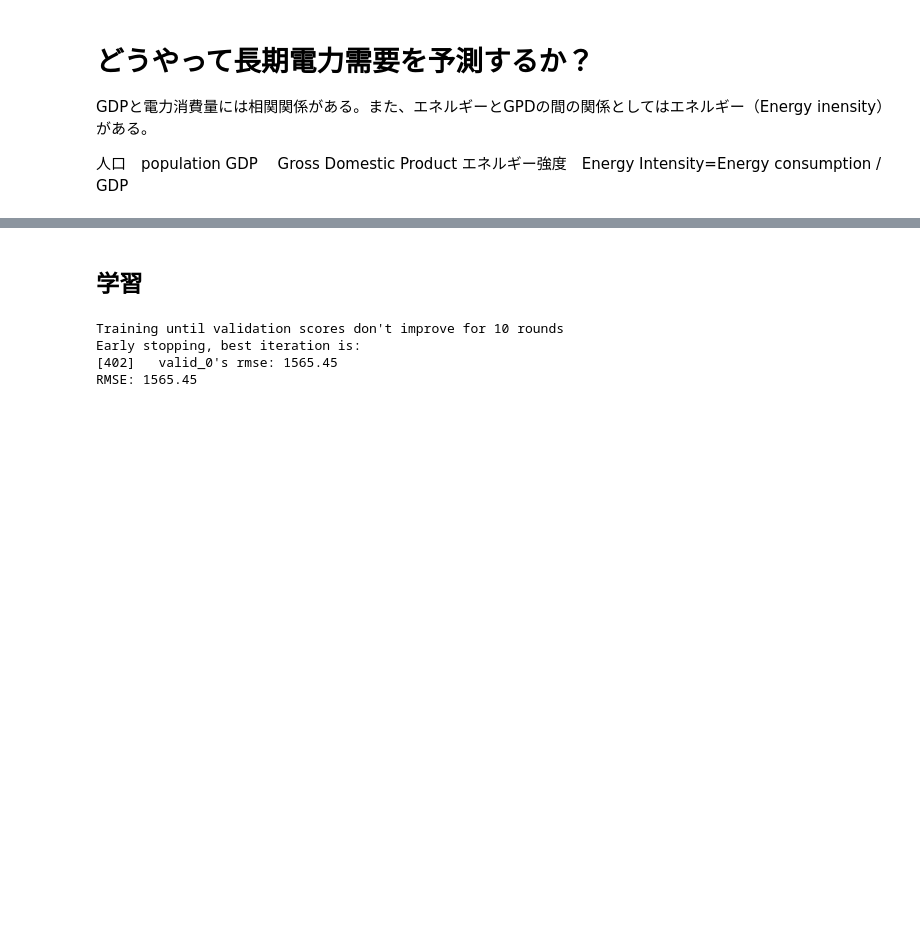
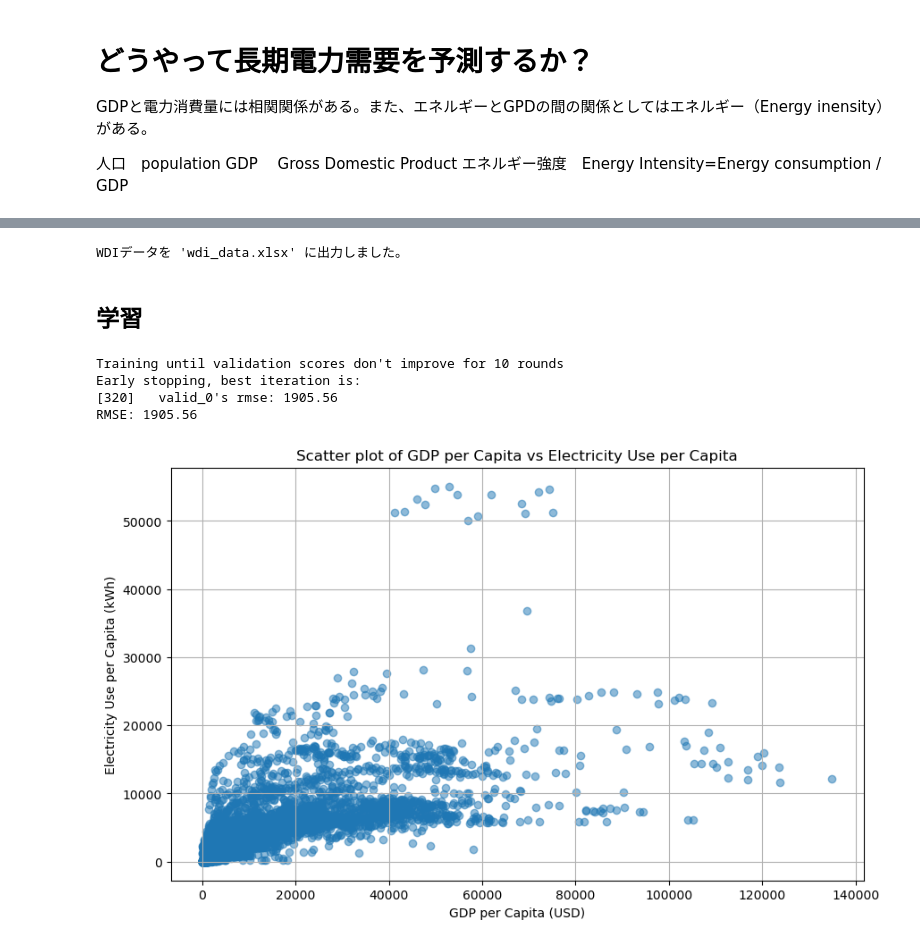
Before and after one commit to yanase1147/LongTermDemandForecast, a Jupyter notebook: GetMacroEconomicIndicators.ipynb, the cells around one changed output, grey strips where cells are left out. Drawn from its saved outputs; the diff is of its cells as text; code cells hidden in the pictures; blank space fills up the shorter version.

```diff
--- a/GetMacroEconomicIndicators.ipynb
+++ b/GetMacroEconomicIndicators.ipynb
@@ -184,22 +184,17 @@ indicators = {
     'SP.POP.TOTL': 'population',
     # 'EG.FEC.RNEW.ZS': 'renewable_energy_percent',
     # 'EN.ATM.CO2E.PC': 'co2_emission_per_capita',
-    'NV.IND.TOTL.ZS': 'industry_percent_gdp',
-    'EG.ELC.ACCS.ZS': 'electrification_rate'
+    # 'NV.IND.TOTL.ZS': 'industry_percent_gdp',
+    # 'EG.ELC.ACCS.ZS': 'electrification_rate'
 }
 
 # データ期間
-start = datetime.datetime(2001, 1, 1)
-end = datetime.datetime(2022, 1, 1)
+start = datetime.datetime(1971, 1, 1)
+end = datetime.datetime(2010, 1, 1)
 
 # データ取得
 df = wbdata.get_dataframe(indicators, country='all')
 df = df.reset_index()
 df['date'] = pd.to_datetime(df['date'])
-df = df[(df['date'].dt.year >= 2000) & (df['date'].dt.year <= 2022)]
+df = df[(df['date'].dt.year >= 1960) & (df['date'].dt.year <= 2022)]
 df = df.dropna()
-# %%
-df['energy_consumption'] = df['electricity_use_per_capita'] * df['population']
-df['gdp_total'] = df['gdp_per_capita'] * df['population']
-df['energy_intensity'] = df['energy_consumption'] / df['gdp_total']
-df = df.set_index('date')
@@ -225,3 +251,8 @@ plt.show()
+# %%
+df.to_excel('wdi_data.xlsx', index=False)
+print("WDIデータを 'wdi_data.xlsx' に出力しました。")
+# %% [output]
+WDIデータを 'wdi_data.xlsx' に出力しました。
 # %% [markdown]
 ## 学習
 # %%
@@ -260,5 +291,15 @@ print(f"RMSE: {rmse:.2f}")
 # %% [output]
 Training until validation scores don't improve for 10 rounds
 Early stopping, best iteration is:
-[402]   valid_0's rmse: 1565.45
-RMSE: 1565.45
+[320]   valid_0's rmse: 1905.56
+RMSE: 1905.56
+# %%
+plt.figure(figsize=(10, 6))
+plt.scatter(df['gdp_per_capita'], df['electricity_use_per_capita'], alpha=0.5)
+plt.xlabel('GDP per Capita (USD)')
+plt.ylabel('Electricity Use per Capita (kWh)')
+plt.title('Scatter plot of GDP per Capita vs Electricity Use per Capita')
+plt.grid(True)
+plt.show()
+# %% [output]
+[figure, added]
```
Also changed, not shown: parts of 8 cells of this notebook, 2 other files.
